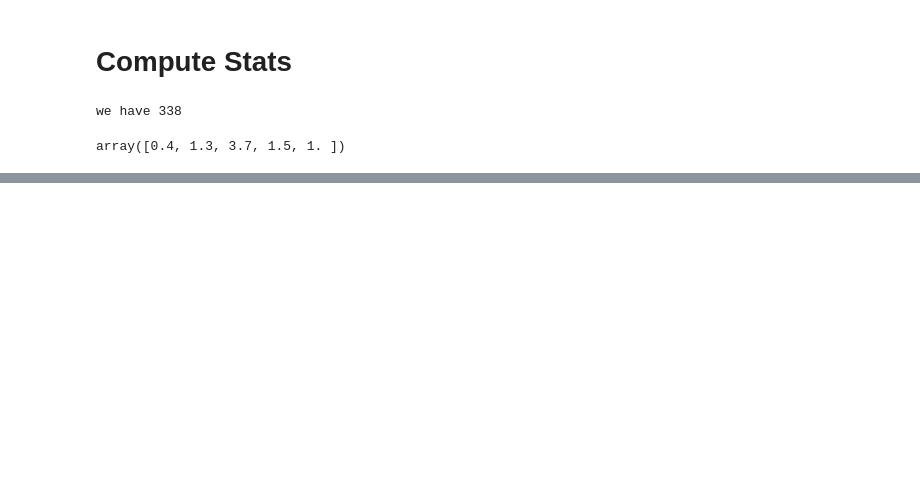
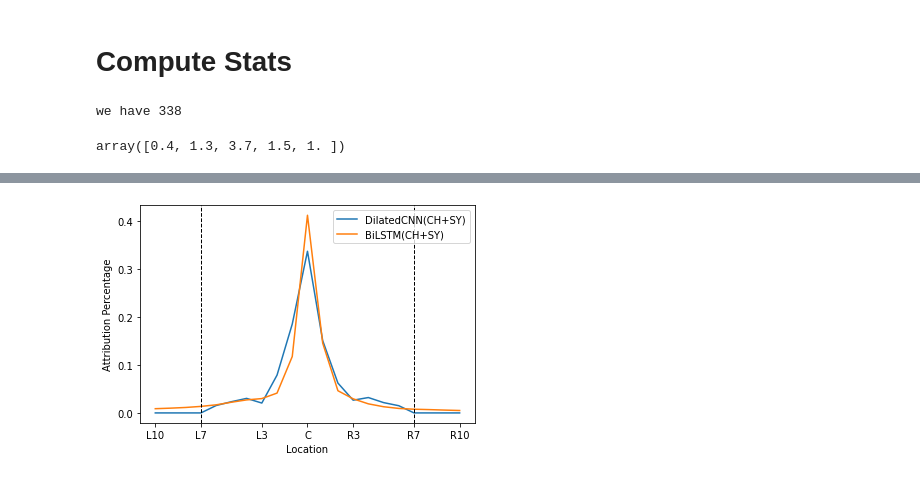
Before and after one commit to p16i/Syllable-based-Neural-Thai-Word-Segmentation, a Jupyter notebook: notebooks/x_attacut_captum.ipynb, the cells around one changed output, grey strips where cells are left out. Drawn from its saved outputs; the diff is of its cells as text; code cells hidden in the pictures; blank space fills up the shorter version.

```diff
--- a/notebooks/x_attacut_captum.ipynb
+++ b/notebooks/x_attacut_captum.ipynb
@@ -322,2 +349,2 @@ dist = compute_dist(best_test, lambda: AttaCutSCWrapper(Tokenizer(model=sc_cnn))
 # %%
-dist_lstm = compute_dist(best_test[:5], lambda: AttaCutLSTMSCWrapper(Tokenizer(model=sc_lstm)))
+dist_lstm = compute_dist(best_test, lambda: AttaCutLSTMSCWrapper(Tokenizer(model=sc_lstm)))
@@ -324,8 +378,13 @@ dist_lstm = compute_dist(best_test[:5], lambda: AttaCutLSTMSCWrapper(Tokenizer(m
 # %%
 conf_filter_width = 7
 plt.plot(dist/np.sum(dist), label="DilatedCNN(CH+SY)")
 plt.plot(dist_lstm/np.sum(dist_lstm), label="BiLSTM(CH+SY)")
 plt.xticks([0, 10-conf_filter_width, 10-3, 10, 10+3, 10+conf_filter_width, 20], ["L10", "L7", "L3", "C", "R3", "R7", "R10"]);
 plt.axvline(10-conf_filter_width, lw=1, ls="--", color="black")
 plt.axvline(10+conf_filter_width, lw=1, ls="--", color="black")
 plt.legend();
+plt.ylabel("Attribution Percentage")
+plt.xlabel("Location")
+plt.savefig("./figures/attribution-dist.png", dpi=300)
+# %% [output]
+[figure, added]
```
Also changed, not shown: parts of 6 cells of this notebook, 1 other file.
